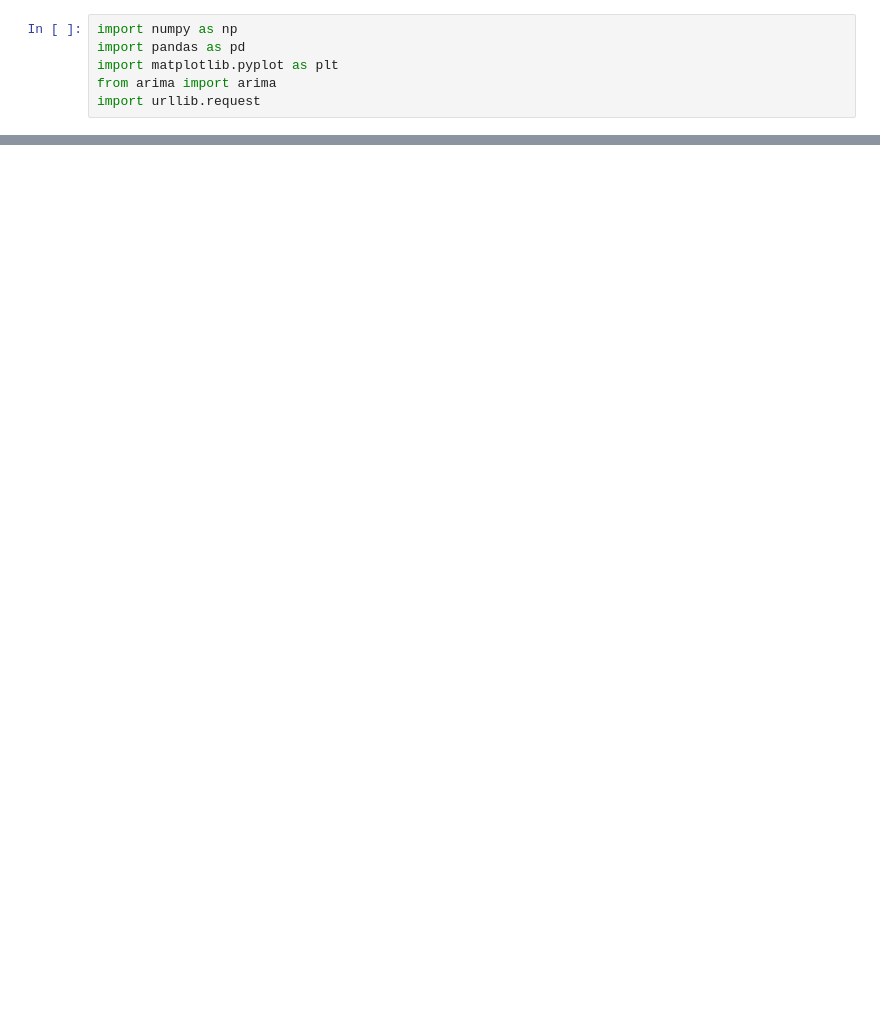
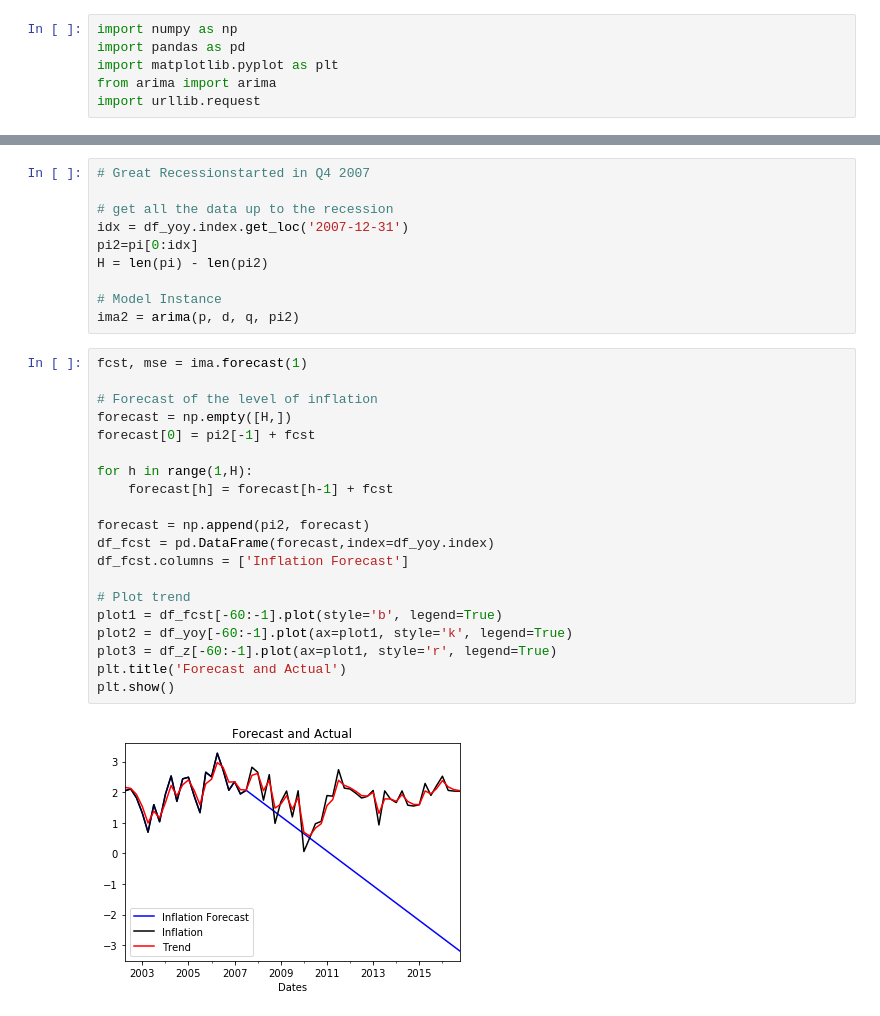
Before and after one commit to TomHase/misc_code, a Jupyter notebook: arima/inflation_arima.ipynb, the cells around one changed output, grey strips where cells are left out. Drawn from its saved outputs; the diff is of its cells as text; blank space fills up the shorter version.

Commit message:
added stuf for arima

```diff
--- a/arima/inflation_arima.ipynb
+++ b/arima/inflation_arima.ipynb
@@ -73,0 +81,32 @@ plt.show()
+# %%
+# Great Recessionstarted in Q4 2007
+
+# get all the data up to the recession
+idx = df_yoy.index.get_loc('2007-12-31')
+pi2=pi[0:idx]
+H = len(pi) - len(pi2)
+
+# Model Instance
+ima2 = arima(p, d, q, pi2)
+# %%
+fcst, mse = ima.forecast(1)
+
+# Forecast of the level of inflation
+forecast = np.empty([H,])
+forecast[0] = pi2[-1] + fcst
+
+for h in range(1,H):
+    forecast[h] = forecast[h-1] + fcst
+
+forecast = np.append(pi2, forecast)
+df_fcst = pd.DataFrame(forecast,index=df_yoy.index)
+df_fcst.columns = ['Inflation Forecast']
+
+# Plot trend
+plot1 = df_fcst[-60:-1].plot(style='b', legend=True)
+plot2 = df_yoy[-60:-1].plot(ax=plot1, style='k', legend=True)
+plot3 = df_z[-60:-1].plot(ax=plot1, style='r', legend=True)
+plt.title('Forecast and Actual')
+plt.show()
+# %% [output]
+[figure, added]
```
Also changed, not shown: parts of 9 cells of this notebook, 3 other files.
